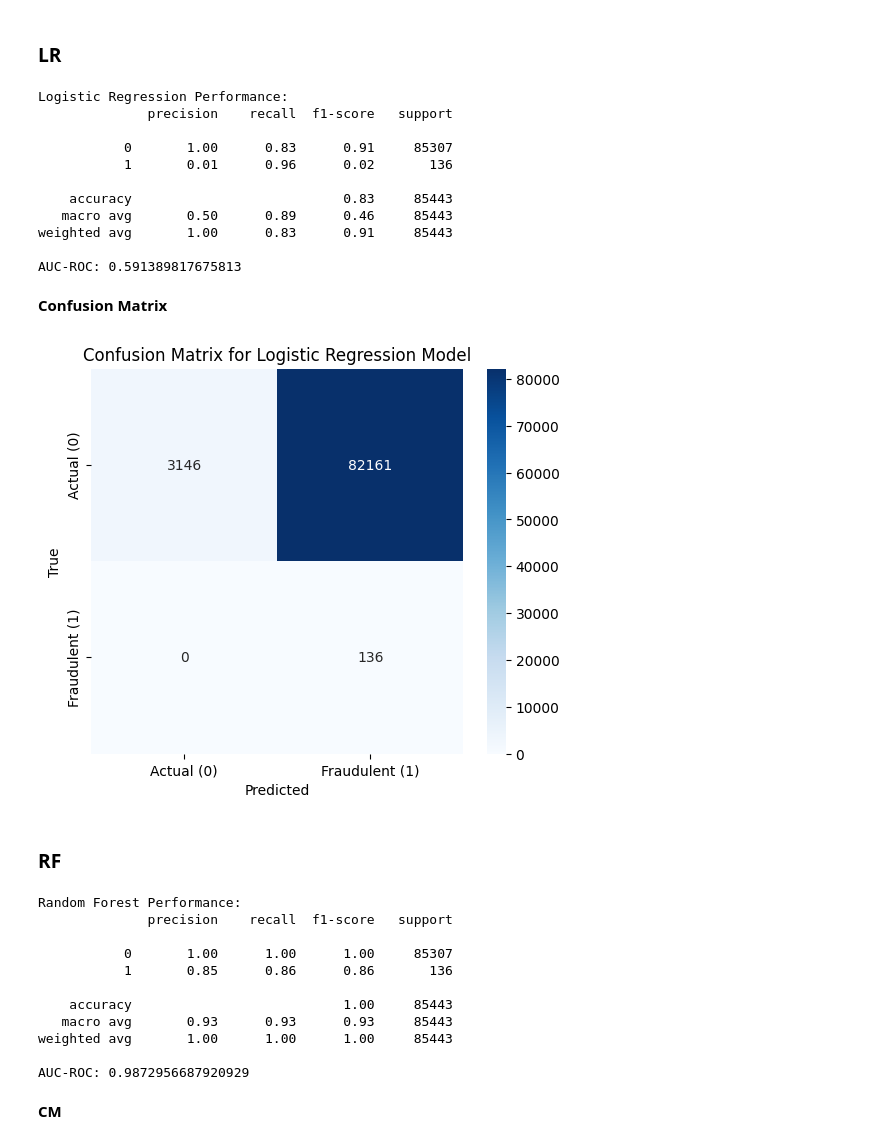
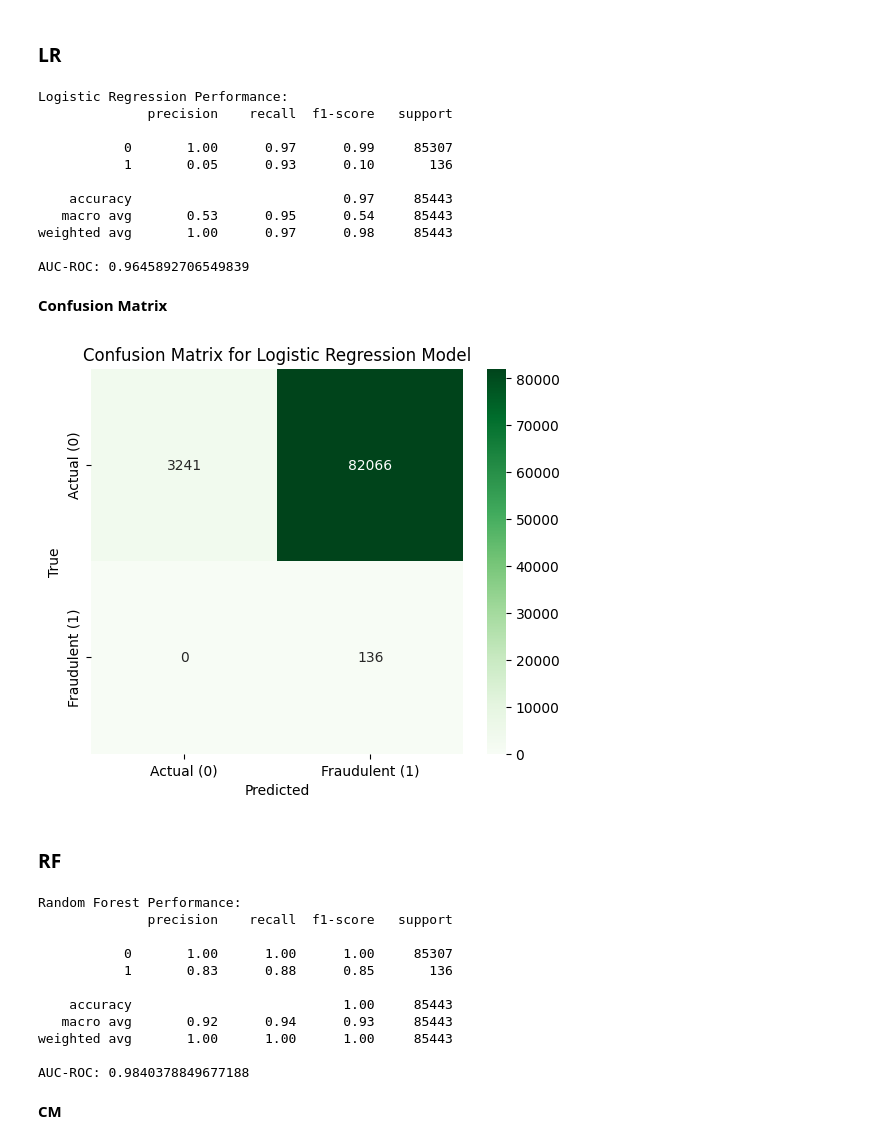
Before and after one commit to Shahanashirin-k/CREDIT_CARD-FRAUD_DETECTION, a Jupyter notebook: CCFD_v6.ipynb, the cells around one changed output. Saved outputs shown, nothing was run; the diff lists cells and outputs as text; code cells hidden in the pictures.

Commit message:
Updated CODE with optimization for all models

```diff
--- a/CCFD_v6.ipynb
+++ b/CCFD_v6.ipynb
@@ -443,7 +443,7 @@ x_train_smote_scaled = scaler.fit_transform(x_smote)
 X_test_scaled = scaler.transform(x_test)
 
 # Training the LR model
-lr_model = LogisticRegression(class_weight={0: 1, 1: 10}, random_state=42)
+lr_model = LogisticRegression(random_state=42, max_iter=1000)
 lr_model.fit(x_train_smote_scaled, y_smote)
 
 # Predicting on test set
@@ -455,34 +455,39 @@ print("AUC-ROC:", roc_auc_score(y_test, lr_model.predict_proba(x_test)[:, 1]))
 Logistic Regression Performance:
               precision    recall  f1-score   support
 
-           0       1.00      0.83      0.91     85307
-           1       0.01      0.96      0.02       136
+           0       1.00      0.97      0.99     85307
+           1       0.05      0.93      0.10       136
 
-    accuracy                           0.83     85443
-   macro avg       0.50      0.89      0.46     85443
-weighted avg       1.00      0.83      0.91     85443
+    accuracy                           0.97     85443
+   macro avg       0.53      0.95      0.54     85443
+weighted avg       1.00      0.97      0.98     85443
 
-AUC-ROC: 0.591389817675813
+AUC-ROC: 0.9645892706549839
 # %% [markdown]
 **Confusion Matrix**
 # %%
 cm_lr = confusion_matrix(y_test, lr_model.predict(x_test))
 
 # Plot the confusion matrix
 plt.figure(figsize=(6, 5))
-sns.heatmap(cm_lr, annot=True, fmt='d', cmap='Blues', xticklabels=['Actual (0)', 'Fraudulent (1)'], yticklabels=['Actual (0)', 'Fraudulent (1)'])
+sns.heatmap(cm_lr, annot=True, fmt='d', cmap='Greens', xticklabels=['Actual (0)', 'Fraudulent (1)'], yticklabels=['Actual (0)', 'Fraudulent (1)'])
 plt.title('Confusion Matrix for Logistic Regression Model')
 plt.xlabel('Predicted')
 plt.ylabel('True')
 plt.show()
 # %% [output]
-[figure, old version]
+[figure, new version]
 # %% [markdown]
 ### **RF**
 # %%
 # Train the RF model
-rf_model = RandomForestClassifier(random_state=42)
+rf_model = RandomForestClassifier(max_depth=30,  # Maximum depth of each tree
+    min_samples_split=5,  # Minimum samples required to split a node
+    min_samples_leaf=2,  # Minimum samples required at a leaf node
+    bootstrap=True,  # Use bootstrap sampling
+    random_state=42)
 rf_model.fit(x_smote, y_smote)
+
 
 # Predict on test set
 y_pred_rf = rf_model.predict(x_test)
@@ -494,13 +499,13 @@ Random Forest Performance:
               precision    recall  f1-score   support
 
            0       1.00      1.00      1.00     85307
-           1       0.85      0.86      0.86       136
+           1       0.83      0.88      0.85       136
 
     accuracy                           1.00     85443
-   macro avg       0.93      0.93      0.93     85443
+   macro avg       0.92      0.94      0.93     85443
 weighted avg       1.00      1.00      1.00     85443
 
-AUC-ROC: 0.9872956687920929
+AUC-ROC: 0.9840378849677188
 # %% [markdown]
 **CM**
 # %%
```
Also changed, not shown: parts of 27 cells of this notebook.
